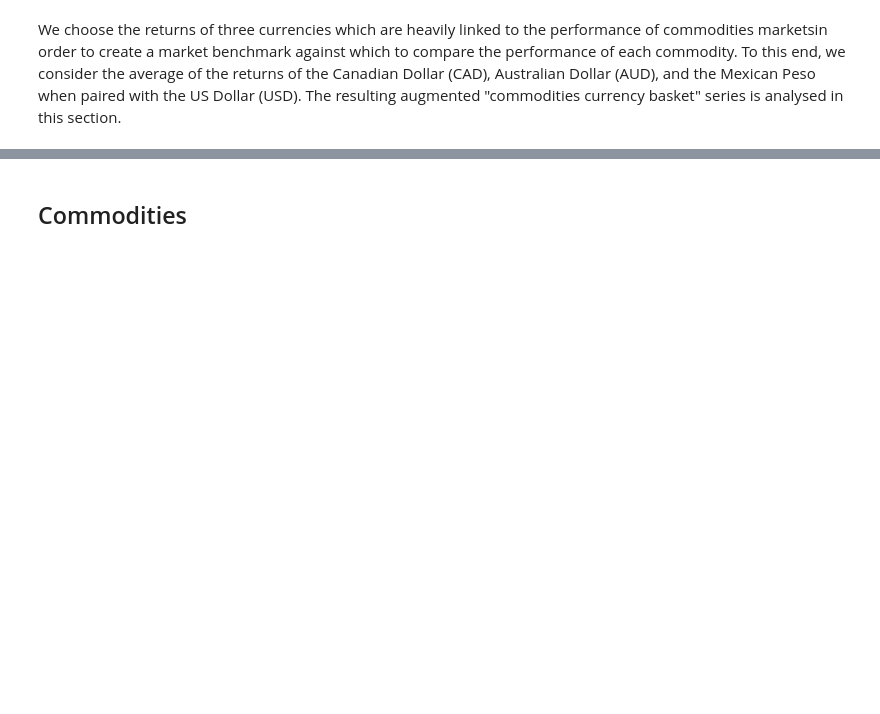
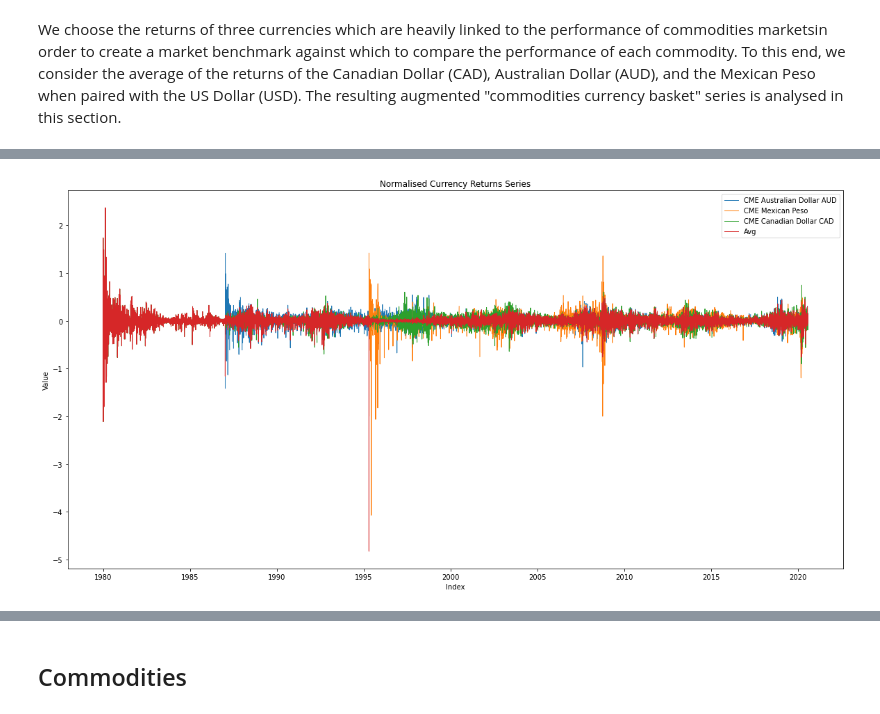
Before and after one commit to andrewmelville/M4R-Project, a Jupyter notebook: Exploratory Analysis of Real Futures Data.ipynb, the cells around one changed output, grey strips where cells are left out. Cells and saved outputs as stored; diff of their text form; code cells hidden in the pictures; blank space fills up the shorter version.

```diff
--- a/Exploratory Analysis of Real Futures Data.ipynb
+++ b/Exploratory Analysis of Real Futures Data.ipynb
@@ -39,0 +71,11 @@ TypeError: series_plot() missing 1 required positional argument: 'linewidths'
+# %%
+# Normalised return dataframe
+norm_currency_returns = pd.DataFrame([]).reindex_like(currency_close_df)
+
+# Fill datafrane
+for currency in currency_close_df:
+
+    currency_std_series = currency_close_df[currency].rolling(1000, min_periods = 1).std()
+
+    norm_currency_returns[currency] = currency_close_df[currency].diff(periods=1) / currency_std_series
+norm_currency_returns
@@ -39,0 +96,4 @@ TypeError: series_plot() missing 1 required positional argument: 'linewidths'
+# %%
+series_plot(norm_currency_returns,'Normalised Currency Returns Series', legend=True)
+# %% [output]
+[figure, added]
```
Also changed, not shown: parts of 18 cells of this notebook, 1 other file.
